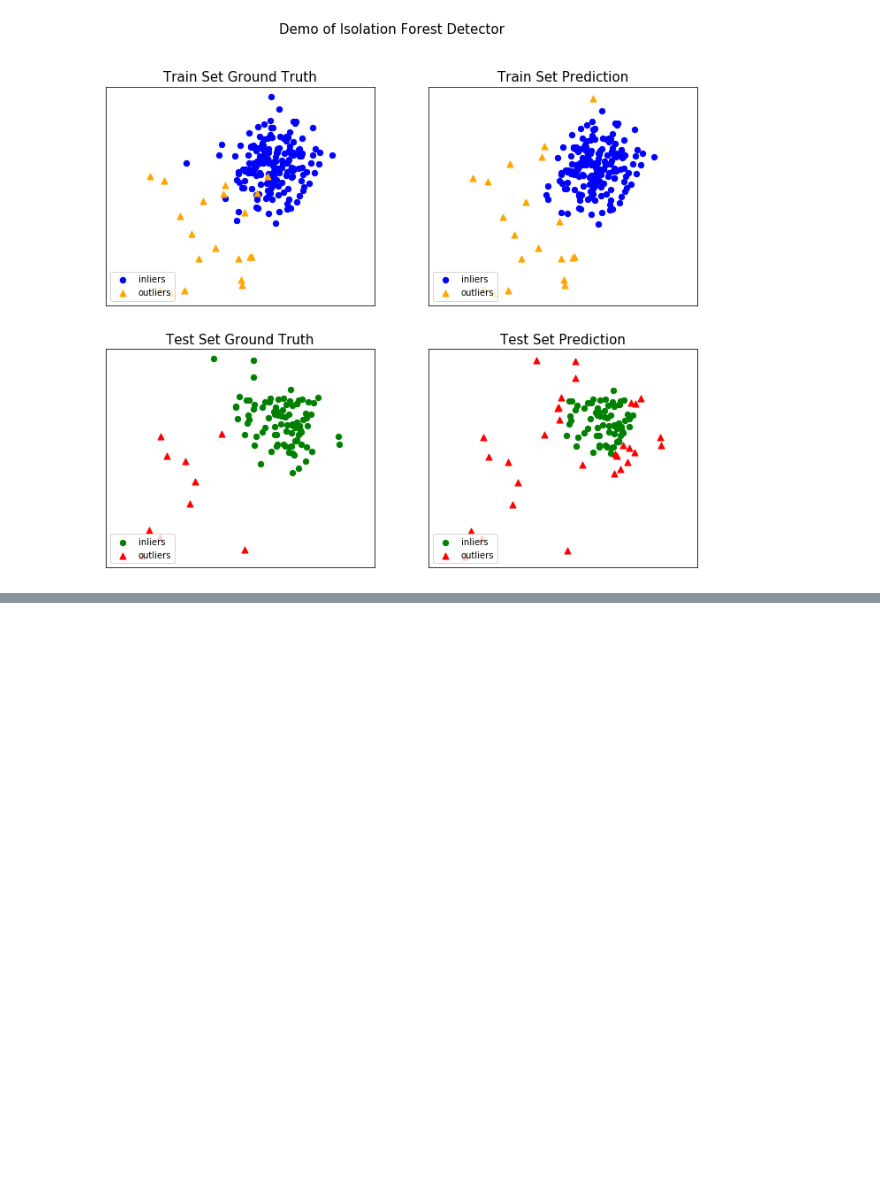
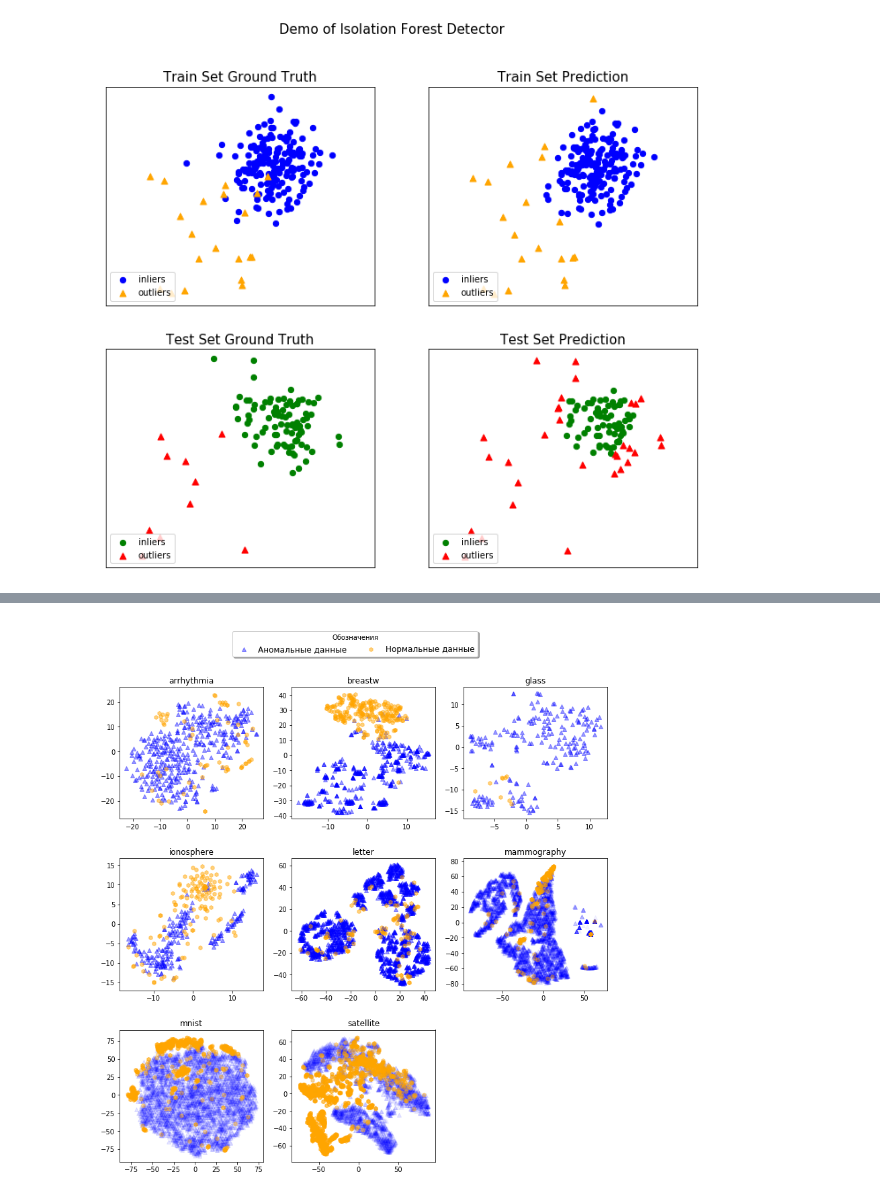
Before and after one commit to akarazeev/Bachelor, a Jupyter notebook: research/dev.ipynb, the cells around one changed output, grey strips where cells are left out. Drawn from its saved outputs; the diff is of its cells as text; code cells hidden in the pictures; blank space fills up the shorter version.

```diff
--- a/research/dev.ipynb
+++ b/research/dev.ipynb
@@ -500,0 +540,19 @@ visualize(clf_name, X_train, y_train, X_test, y_test, y_train_pred,
+# %%
+fig = plt.figure(figsize=(13, 13))
+for i, mat_file in enumerate(mat_file_list):
+    fig.add_subplot("33{}".format(i + 1))
+    X_out, X_in = after_tsne[mat_file]
+    if i > 4:
+        plt.scatter(X_in[:, 0], X_in[:, 1], color='blue', marker='^', alpha=0.05)
+        plt.scatter(X_out[:, 0], X_out[:, 1], color='orange', marker='h', alpha=0.4)
+    else:
+        plt.scatter(X_in[:, 0], X_in[:, 1], color='blue', marker='^', alpha=0.4)
+        plt.scatter(X_out[:, 0], X_out[:, 1], color='orange', marker='h', alpha=0.5)
+    plt.title(mat_file[:-4])
+fig.legend(labels=['Аномальные данные', 'Нормальные данные'],
+           loc=9, borderaxespad=1.5, title="Обозначения", shadow=True, ncol=3, fontsize=12)
+plt.subplots_adjust(hspace=0.3)
+# plt.show()
+plt.savefig('images/2d_comparison.png', dpi=100)
+# %% [output]
+[figure, added]
```
Also changed, not shown: parts of 5 cells of this notebook, 4 other files.
